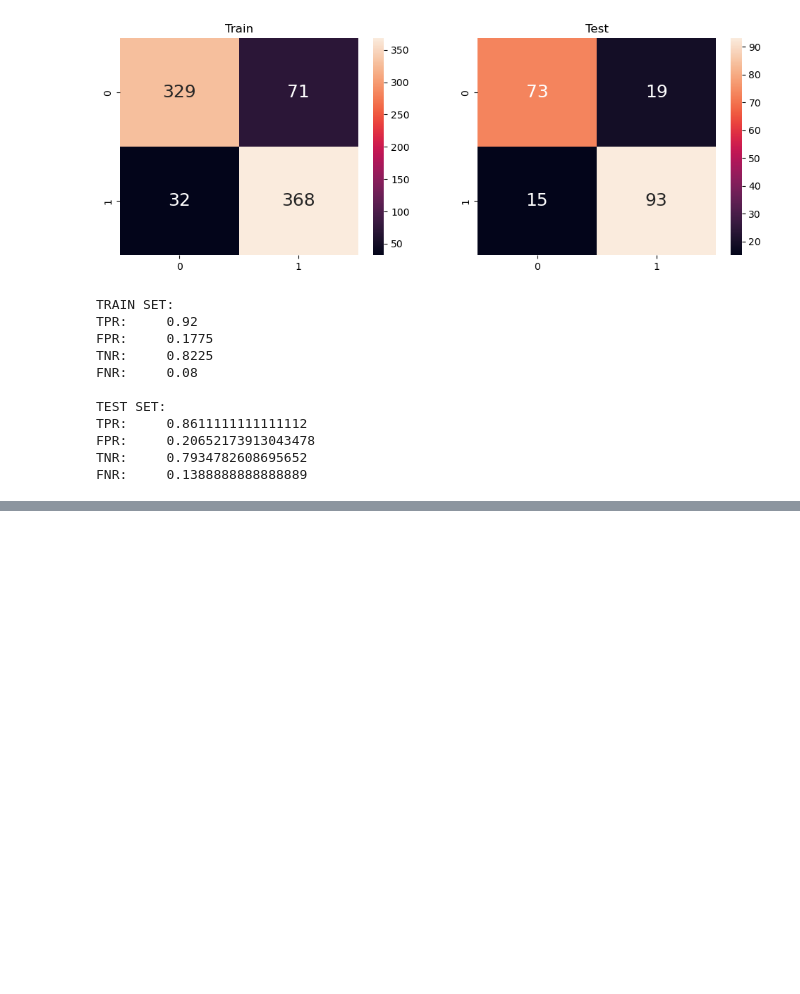
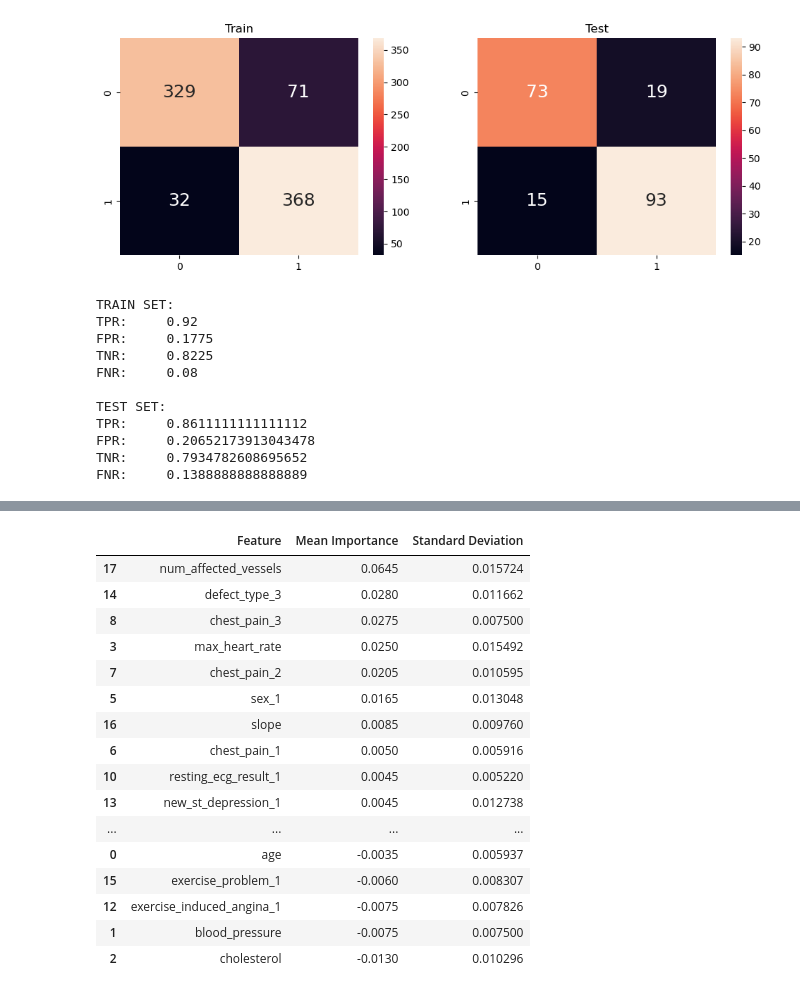
Before and after one commit to brandonleehs/SC1015-proj, a Jupyter notebook: logistic-regression.ipynb, the cells around one changed output, grey strips where cells are left out. Cells and saved outputs as stored; diff of their text form; code cells hidden in the pictures; blank space fills up the shorter version.

```diff
--- a/logistic-regression.ipynb
+++ b/logistic-regression.ipynb
@@ -706,0 +754,31 @@ cholesterol: -0.005980153289942876
+# %%
+from sklearn.inspection import permutation_importance
+
+result = permutation_importance(logreg, X_test, y_test, n_repeats = 10, scoring = "accuracy", random_state = 42)
+
+
+feature_importance = pd.DataFrame({"Feature": data_in.columns,
+                                   "Mean Importance": result.importances_mean,
+                                   "Standard Deviation": result.importances_std})
+
+feature_importance = feature_importance.sort_values("Mean Importance", ascending = False)
+
+feature_importance
+# %% [output]
+|  | Feature | Mean Importance | Standard Deviation |
+| 17 | num_affected_vessels | 0.0645 | 0.015724 |
+| 14 | defect_type_3 | 0.0280 | 0.011662 |
+| 8 | chest_pain_3 | 0.0275 | 0.007500 |
+| 3 | max_heart_rate | 0.0250 | 0.015492 |
+| 7 | chest_pain_2 | 0.0205 | 0.010595 |
+| 5 | sex_1 | 0.0165 | 0.013048 |
+| 16 | slope | 0.0085 | 0.009760 |
+| 6 | chest_pain_1 | 0.0050 | 0.005916 |
+| 10 | resting_ecg_result_1 | 0.0045 | 0.005220 |
+| 13 | new_st_depression_1 | 0.0045 | 0.012738 |
+| ... | ... | ... | ... |
+| 0 | age | -0.0035 | 0.005937 |
+| 15 | exercise_problem_1 | -0.0060 | 0.008307 |
+| 12 | exercise_induced_angina_1 | -0.0075 | 0.007826 |
+| 1 | blood_pressure | -0.0075 | 0.007500 |
+| 2 | cholesterol | -0.0130 | 0.010296 |
```
Also changed, not shown: parts of 17 cells of this notebook, 2 other files.
